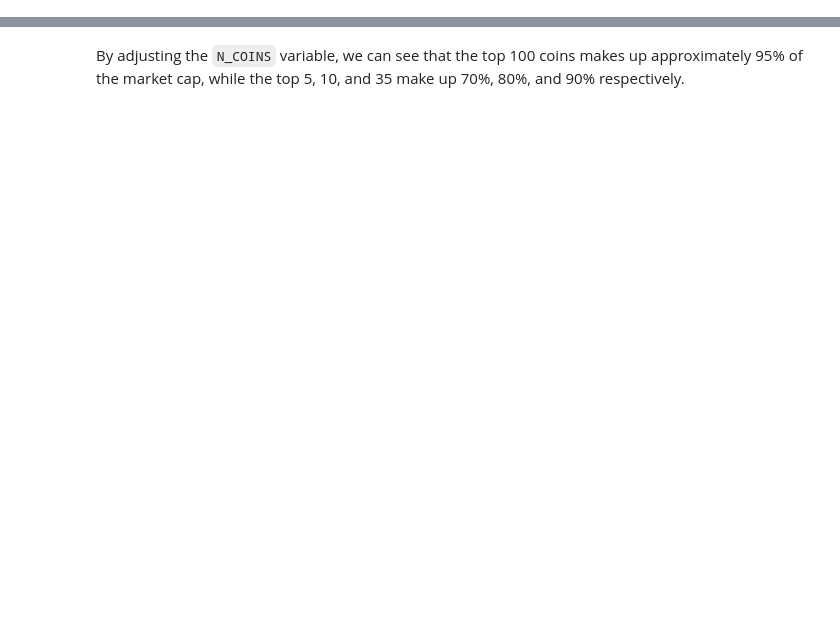
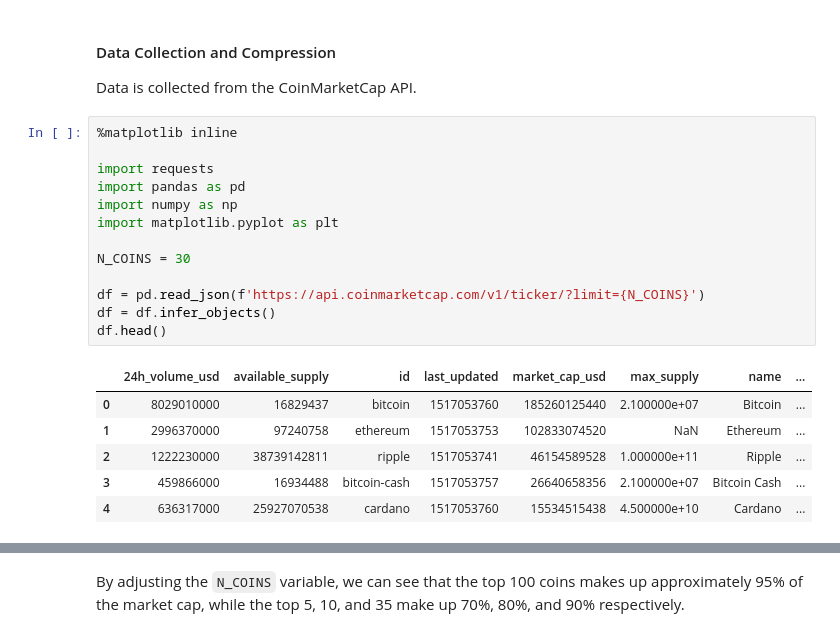
Before and after one commit to welsny/crypto-analysis, a Jupyter notebook: Exploratory Analysis.ipynb, the cells around one changed output, grey strips where cells are left out. Saved outputs shown, nothing was run; the diff lists cells and outputs as text; blank space fills up the shorter version.

```diff
--- a/Exploratory Analysis.ipynb
+++ b/Exploratory Analysis.ipynb
@@ -0,0 +7,24 @@
+# %% [markdown]
+#### Data Collection and Compression
+
+Data is collected from the CoinMarketCap API.
+# %%
+%matplotlib inline
+
+import requests
+import pandas as pd
+import numpy as np
+import matplotlib.pyplot as plt
+
+N_COINS = 30
+
+df = pd.read_json(f'https://api.coinmarketcap.com/v1/ticker/?limit={N_COINS}')
+df = df.infer_objects()
+df.head()
+# %% [output]
+|  | 24h_volume_usd | available_supply | id | last_updated | market_cap_usd | max_supply | name | ... |
+| 0 | 8029010000 | 16829437 | bitcoin | 1517053760 | 185260125440 | 2.100000e+07 | Bitcoin | ... |
+| 1 | 2996370000 | 97240758 | ethereum | 1517053753 | 102833074520 | NaN | Ethereum | ... |
+| 2 | 1222230000 | 38739142811 | ripple | 1517053741 | 46154589528 | 1.000000e+11 | Ripple | ... |
+| 3 | 459866000 | 16934488 | bitcoin-cash | 1517053757 | 26640658356 | 2.100000e+07 | Bitcoin Cash | ... |
+| 4 | 636317000 | 25927070538 | cardano | 1517053760 | 15534515438 | 4.500000e+10 | Cardano | ... |
```
Also changed, not shown: parts of 10 cells of this notebook, 2 other files.
